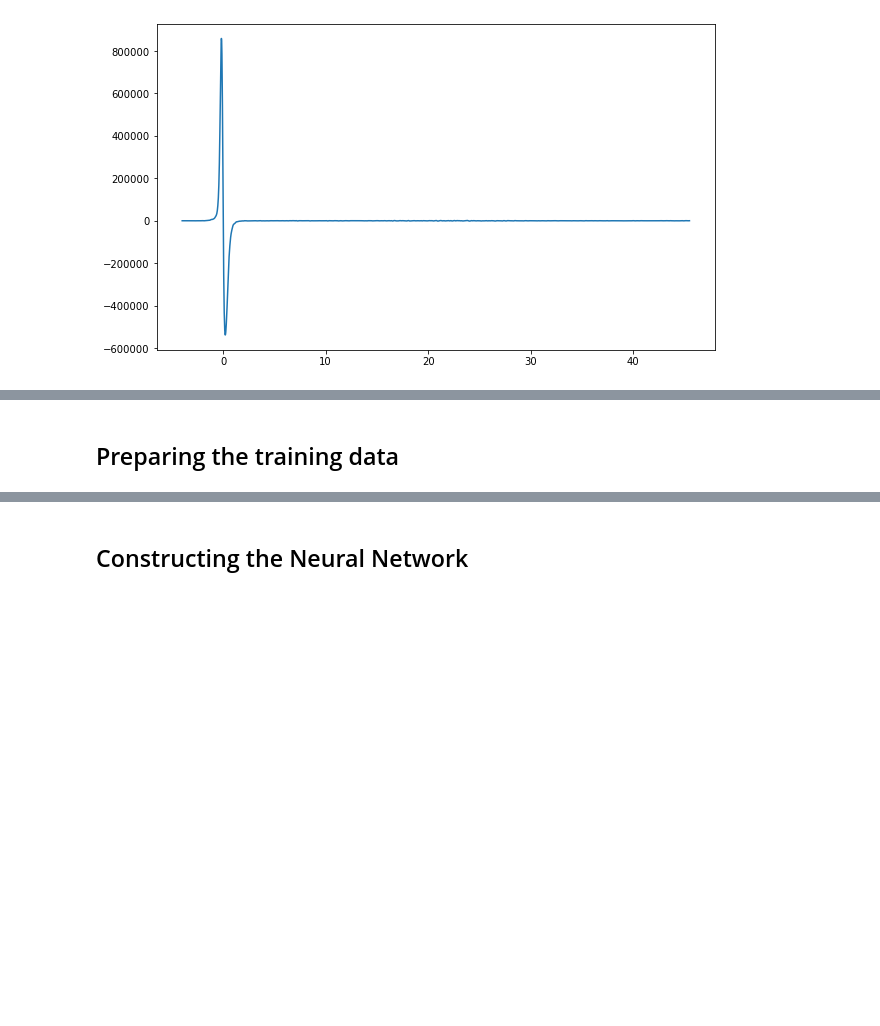
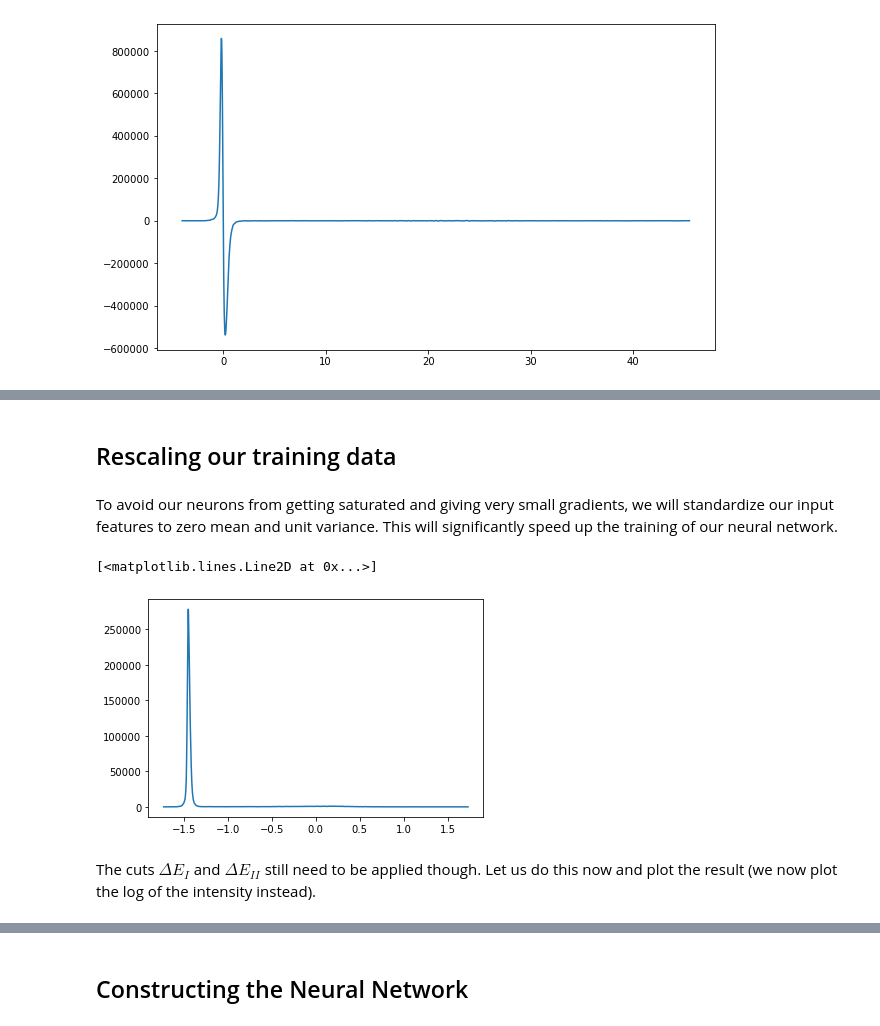
Before and after one commit to LHCfitNikhef/ML4PA, a Jupyter notebook: tutorials/tutorial-TEM/EELS_tutorial.ipynb, the cells around one changed output, grey strips where cells are left out. Cells and saved outputs as stored; diff of their text form; code cells hidden in the pictures; blank space fills up the shorter version.

```diff
--- a/tutorials/tutorial-TEM/EELS_tutorial.ipynb
+++ b/tutorials/tutorial-TEM/EELS_tutorial.ipynb
@@ -99,4 +124,6 @@ dE2 = np.minimum(dE1 * times_dE1, min_dE2)
 select1 = len(im.deltaE[im.deltaE < dE1])
 select2 = len(im.deltaE[im.deltaE > dE2])
 # %% [markdown]
-## Preparing the training data
+## Rescaling our training data
+# %% [markdown]
+To avoid our neurons from getting saturated and giving very small gradients, we will standardize our input features to zero mean and unit variance. This will significantly speed up the training of our neural network.
@@ -103 +134,13 @@ select2 = len(im.deltaE[im.deltaE > dE2])
+# %%
+def rescale(data, mean, std):
+    return (data - mean) / std
+
+deltaE_scaled = rescale(im.deltaE, np.mean(im.deltaE), np.std(im.deltaE))
+
+plt.plot(deltaE_scaled, data_zoomed_concat[0])
+# %% [output]
+[<matplotlib.lines.Line2D at 0x...>]
+[figure, added]
+# %% [markdown]
+The cuts $\Delta E_I$ and $\Delta E_{II}$ still need to be applied though. Let us do this now and plot the result (we now plot the log of the intensity instead).
 # %%
```
Also changed, not shown: parts of 34 cells of this notebook, 2 other files.
